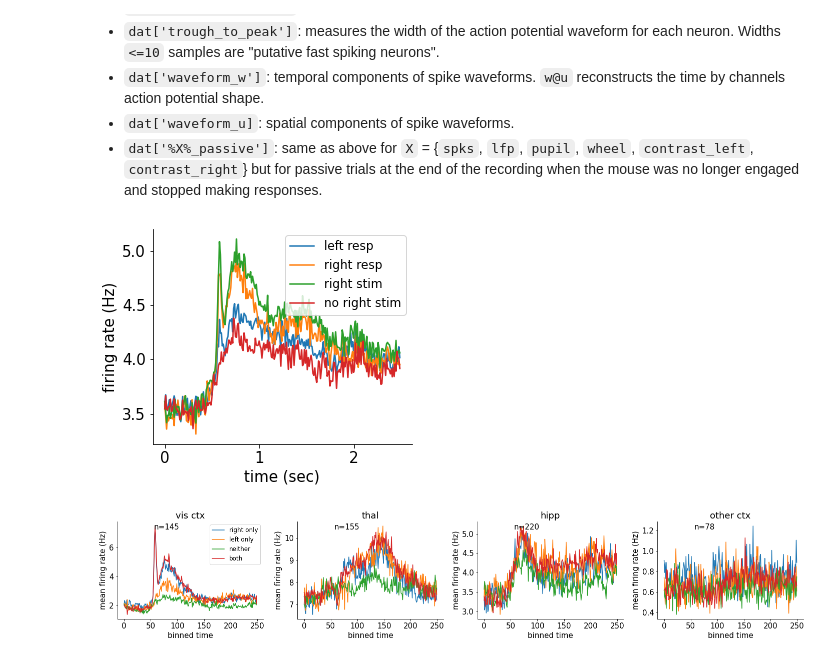
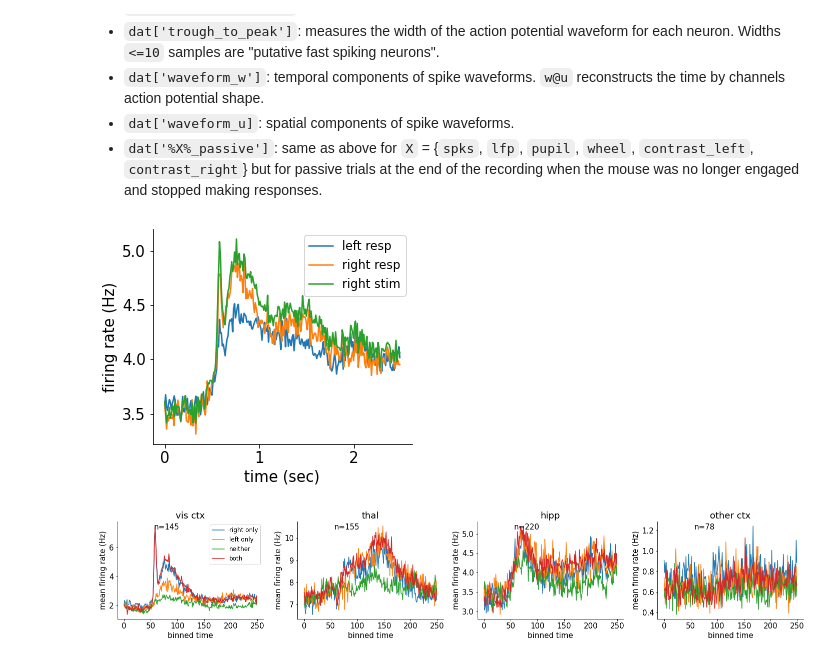
Before and after one commit to Neurocoders/AttentionProject, a Jupyter notebook: load_steinmetz_data.ipynb, the cells around one changed output. Drawn from its saved outputs; the diff is of its cells as text; code cells hidden in the pictures.

```diff
--- a/load_steinmetz_data.ipynb
+++ b/load_steinmetz_data.ipynb
@@ -74,22 +74,22 @@ rcParams['figure.autolayout'] = True
 # %%
 #@title basic plots of population average
 from matplotlib import pyplot as plt
 dt = dat['bin_size'] # binning at 10 ms
 NT = dat['spks'].shape[-1]
 
 ax = plt.subplot(1,5,1)
 response = dat['response'] # right - nogo - left (-1, 0, 1)
 vis_right = dat['contrast_right'] # 0 - low - high
 vis_left = dat['contrast_left'] # 0 - low - high
 plt.plot(dt * np.arange(NT), 1/dt * dat['spks'][:,response>=0].mean(axis=(0,1))) # left responses
 plt.plot(dt * np.arange(NT), 1/dt * dat['spks'][:,response<0].mean(axis=(0,1))) # right responses
 plt.plot(dt * np.arange(NT), 1/dt * dat['spks'][:,vis_right>0].mean(axis=(0,1))) # stimulus on the right
-plt.plot(dt * np.arange(NT), 1/dt * dat['spks'][:,vis_right==0].mean(axis=(0,1))) # no stimulus on the right
+# plt.plot(dt * np.arange(NT), 1/dt * dat['spks'][:,vis_right==0].mean(axis=(0,1))) # no stimulus on the right
 
 plt.legend(['left resp', 'right resp', 'right stim', 'no right stim'], fontsize=12)
 ax.set(xlabel  = 'time (sec)', ylabel = 'firing rate (Hz)');
 # %% [output]
-[figure, old version]
+[figure, new version]
 # %%
 # groupings of brain regions
 regions = ["vis ctx", "thal", "hipp", "other ctx", "midbrain", "basal ganglia", "cortical subplate", "other"]
```
Also changed, not shown: parts of 1 cell of this notebook.
